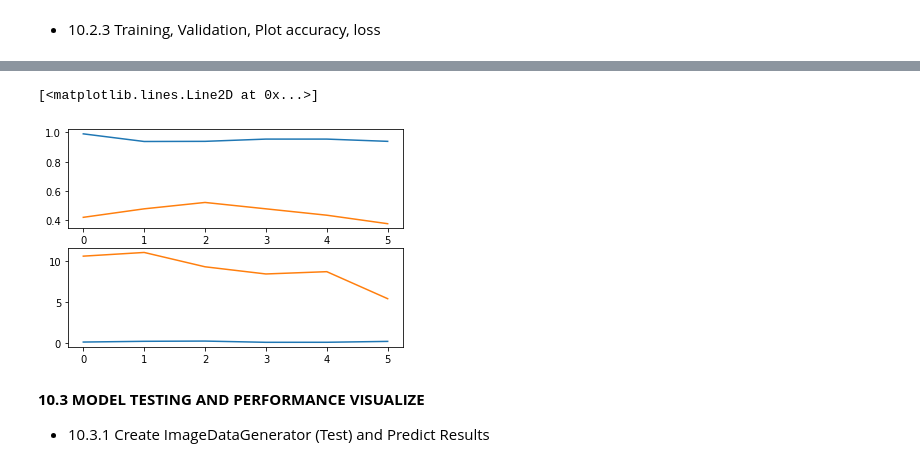
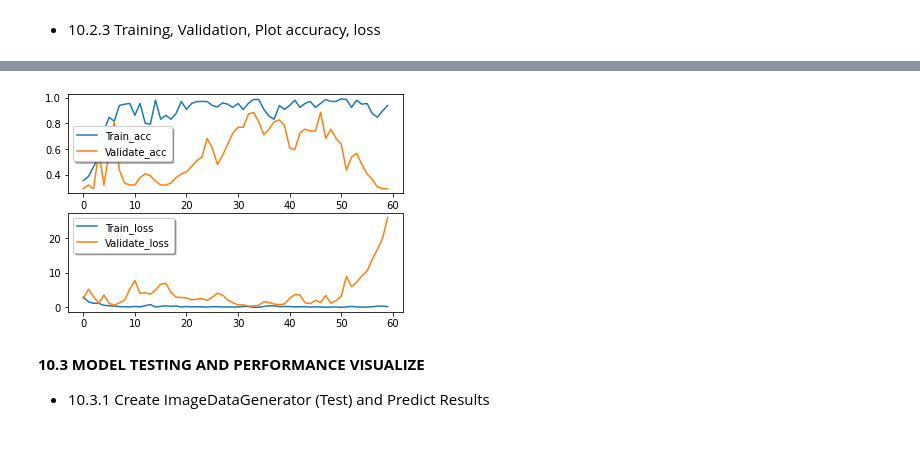
Before and after one commit to mrzombit/3D-SoftArch-Lab1, a Jupyter notebook: Activity/Activity#10/Lab10.ipynb, the cells around one changed output, grey strips where cells are left out. Drawn from its saved outputs; the diff is of its cells as text; code cells hidden in the pictures.

```diff
--- a/Activity/Activity#10/Lab10.ipynb
+++ b/Activity/Activity#10/Lab10.ipynb
@@ -126,3 +131,11 @@ else :
 Both steps are equal
 # %% [markdown]
 - 10.2.3 Training, Validation, Plot accuracy, loss
+# %%
+EP = 60; # Number of Epoches
+history = model.fit(train_generator,
+                    steps_per_epoch = step_size_train,
+                    validation_data = val_generator,
+                    validation_steps = step_size_val,
+                    epochs = EP,
+                    verbose = 1)
@@ -129,20 +162,14 @@ Both steps are equal
 # %%
-EP = 6; # Number of Epoches
-history = model.fit_generator(generator = train_generator,
-                              steps_per_epoch = step_size_train,
-                              validation_data = val_generator,
-                              validation_steps = step_size_val,
-                              epochs = EP,
-                              verbose = 1)
+# Performance Visualization
+f4, ax1 = plt.subplots(2)
 
-# Performance Visualization
-f3, ax = plt.subplots(2)
 # View Accuracy (Training, Validation)
-N = 0;
-ax[0].plot(history.history["accuracy"], label="Train_acc")
-ax[0].plot(history.history["val_accuracy"], label="Validate_acc")
+ax1[0].plot(history.history["accuracy"], label="Train_acc")
+ax1[0].plot(history.history["val_accuracy"], label="Validate_acc")
+ax1[0].legend(shadow=True, fancybox=True)
 
 # View Loss (Training, Validation)
-ax[1].plot(history.history['loss'], label="Train_loss")
-ax[1].plot(history.history['val_loss'], label="Validate_loss")
+ax1[1].plot(history.history['loss'], label="Train_loss")
+ax1[1].plot(history.history['val_loss'], label="Validate_loss")
+ax1[1].legend(shadow=True, fancybox=True)
 # %% [output]
@@ -161,5 +177,4 @@ Epoch 6/6
-[<matplotlib.lines.Line2D at 0x...>]
-[figure, old version]
+[figure, new version]
 # %% [markdown]
 **10.3 MODEL TESTING AND PERFORMANCE VISUALIZE**
 - 10.3.1 Create ImageDataGenerator (Test) and Predict Results
```
Also changed, not shown: parts of 8 cells of this notebook.
